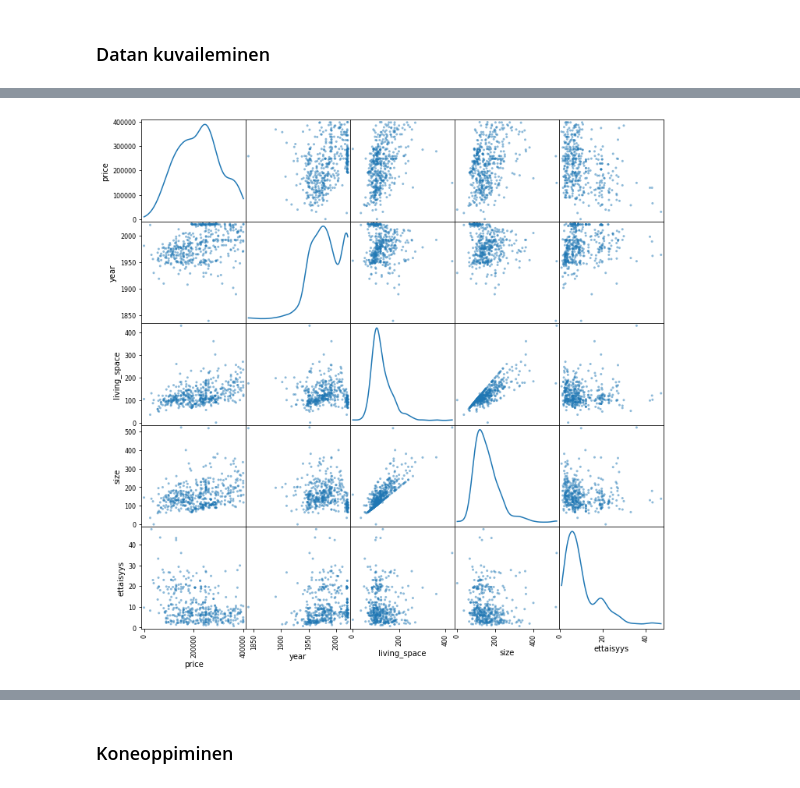
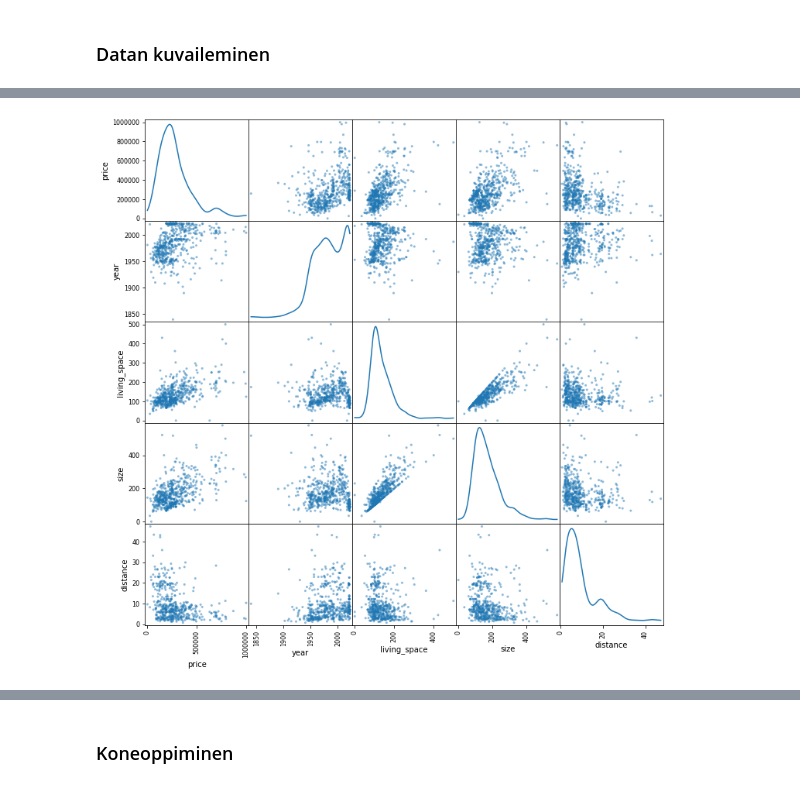
Before and after one commit to sarapaivi/joda, a Jupyter notebook: joda_ht.ipynb, the cells around one changed output, grey strips where cells are left out. Cells and saved outputs as stored; diff of their text form; code cells hidden in the pictures.

```diff
--- a/joda_ht.ipynb
+++ b/joda_ht.ipynb
@@ -181,7 +155,7 @@ df.living_space = df.living_space.astype(float)
 # remove € from price and set datatype to int
 for i in range(0, df['price'].size): #=0; i < df.price.length; i++):
     #df['price'][i]=price.replace("-","")
-    if float(df.loc[i,'price'].replace("\xa0", "").replace('€',"").replace(",","."))>=float(400000):#####################################
+    if float(df.loc[i,'price'].replace("\xa0", "").replace('€',"").replace(",","."))>=float(1000000):#####################################
         remove.append(i)#####################################################
         df.loc[i,'price']=None######################
     elif (df.loc[i,'price']=='-') and (i not in remove):
@@ -190,8 +164,6 @@ for i in range(0, df['price'].size): #=0; i < df.price.length; i++):
     else:
         df.loc[i,'price'] = df.loc[i,'price'].replace("\xa0", "").replace('€',"").replace(",",".")
 
-#df=df.dropna()
-
 df['price'] = df['price'].astype(float)
 # %%
 df.head()
@@ -276,3 +271,31 @@ df[['lat', 'lon', 'altitude']] = pd.DataFrame(df['point'].to_list(), index=df.in
+# %%
+#calcute distances from city centers
+distances = []
+for index, row in df.iterrows():
+    if 'Tampere' in row.city:
+        if hs.haversine((city_center['lat'][0],city_center['lon'][0]),(row['lat'],row['lon'])) >200:
+            distances.append(None)
+        else:
+            distances.append(hs.haversine((city_center['lat'][0],city_center['lon'][0]),(row['lat'],row['lon'])))
+    elif 'Oulu' in row.city:
+        if hs.haversine((city_center['lat'][1],city_center['lon'][1]),(row['lat'],row['lon'])) >200:
+            distances.append(None)
+        else:
+            distances.append(hs.haversine((city_center['lat'][1],city_center['lon'][1]),(row['lat'],row['lon'])))
+    elif 'Jyväskylä' in row.city:
+        if hs.haversine((city_center['lat'][2],city_center['lon'][2]),(row['lat'],row['lon'])) >200:
+            distances.append(None)
+        else:
+            distances.append(hs.haversine((city_center['lat'][2],city_center['lon'][2]),(row['lat'],row['lon'])))
+    elif 'Turku' in row.city:
+        if hs.haversine((city_center['lat'][3],city_center['lon'][3]),(row['lat'],row['lon'])) >200:
+            distances.append(None)
+        else:
+            distances.append(hs.haversine((city_center['lat'][3],city_center['lon'][3]),(row['lat'],row['lon'])))
+    else:
+        distances.append(None)
+
+df['distance']=distances
 # %%
 df.head()
 # %% [output]
@@ -322,12 +341,12 @@ plt.show()
 # %%
 from pandas.plotting import scatter_matrix
 
 # plot a scatter matrix to detect dependencies
-df_int = df.loc[:,['price', 'year', 'living_space', 'size','ettaisyys']]
+df_int = df.loc[:,['price', 'year', 'living_space', 'size','distance']]
 
 scatter_matrix(df_int, figsize=(12,12), diagonal="kde");
 # %% [output]
-[figure, old version]
+[figure, new version]
 # %%
 df.corr()
 # %% [output]
```
Also changed, not shown: parts of 45 cells of this notebook.
